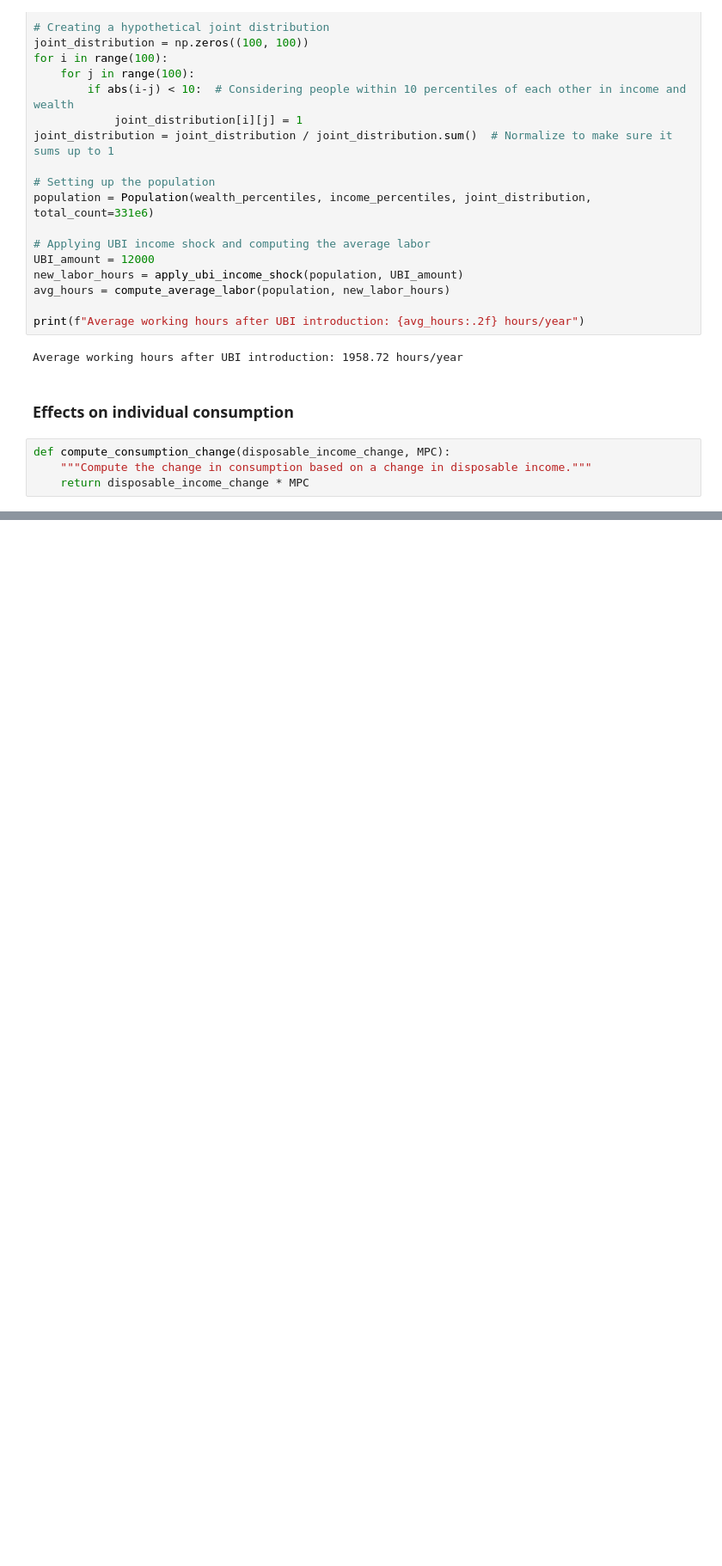
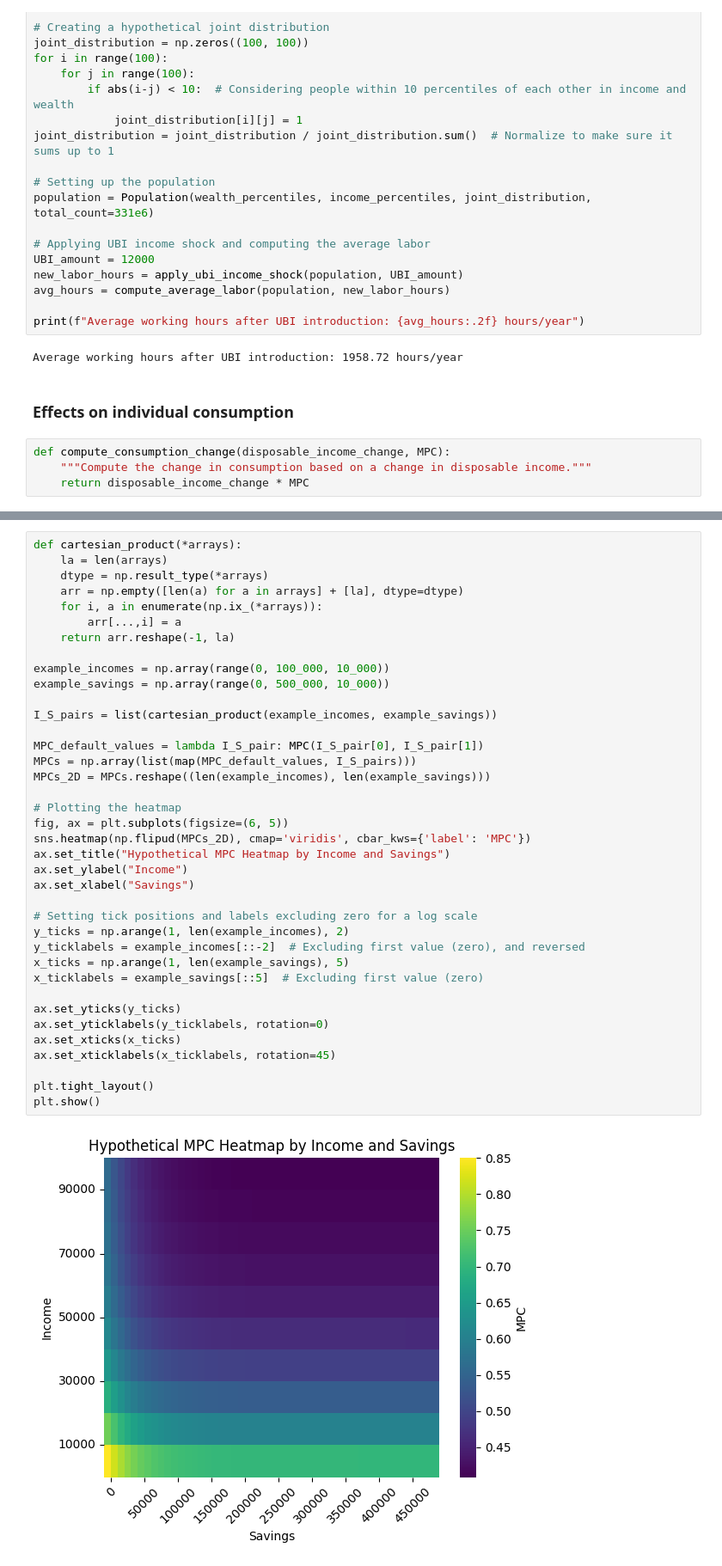
Before and after one commit to ZymoXyl/UBI, a Jupyter notebook: UBI_dynamic_model_wip.ipynb, the cells around one changed output, grey strips where cells are left out. Shown at 86% size. Cells and saved outputs as stored; diff of their text form; blank space fills up the shorter version.

```diff
--- a/UBI_dynamic_model_wip.ipynb
+++ b/UBI_dynamic_model_wip.ipynb
@@ -443,0 +525,40 @@ def compute_consumption_change(disposable_income_change, MPC):
+# %%
+def cartesian_product(*arrays):
+    la = len(arrays)
+    dtype = np.result_type(*arrays)
+    arr = np.empty([len(a) for a in arrays] + [la], dtype=dtype)
+    for i, a in enumerate(np.ix_(*arrays)):
+        arr[...,i] = a
+    return arr.reshape(-1, la)
+
+example_incomes = np.array(range(0, 100_000, 10_000))
+example_savings = np.array(range(0, 500_000, 10_000))
+
+I_S_pairs = list(cartesian_product(example_incomes, example_savings))
+
+MPC_default_values = lambda I_S_pair: MPC(I_S_pair[0], I_S_pair[1])
+MPCs = np.array(list(map(MPC_default_values, I_S_pairs)))
+MPCs_2D = MPCs.reshape((len(example_incomes), len(example_savings)))
+
+# Plotting the heatmap
+fig, ax = plt.subplots(figsize=(6, 5))
+sns.heatmap(np.flipud(MPCs_2D), cmap='viridis', cbar_kws={'label': 'MPC'})
+ax.set_title("Hypothetical MPC Heatmap by Income and Savings")
+ax.set_ylabel("Income")
+ax.set_xlabel("Savings")
+
+# Setting tick positions and labels excluding zero for a log scale
+y_ticks = np.arange(1, len(example_incomes), 2)
+y_ticklabels = example_incomes[::-2]  # Excluding first value (zero), and reversed
+x_ticks = np.arange(1, len(example_savings), 5)
+x_ticklabels = example_savings[::5]  # Excluding first value (zero)
+
+ax.set_yticks(y_ticks)
+ax.set_yticklabels(y_ticklabels, rotation=0)
+ax.set_xticks(x_ticks)
+ax.set_xticklabels(x_ticklabels, rotation=45)
+
+plt.tight_layout()
+plt.show()
+# %% [output]
+[figure, added]
```
Also changed, not shown: parts of 7 cells of this notebook.
